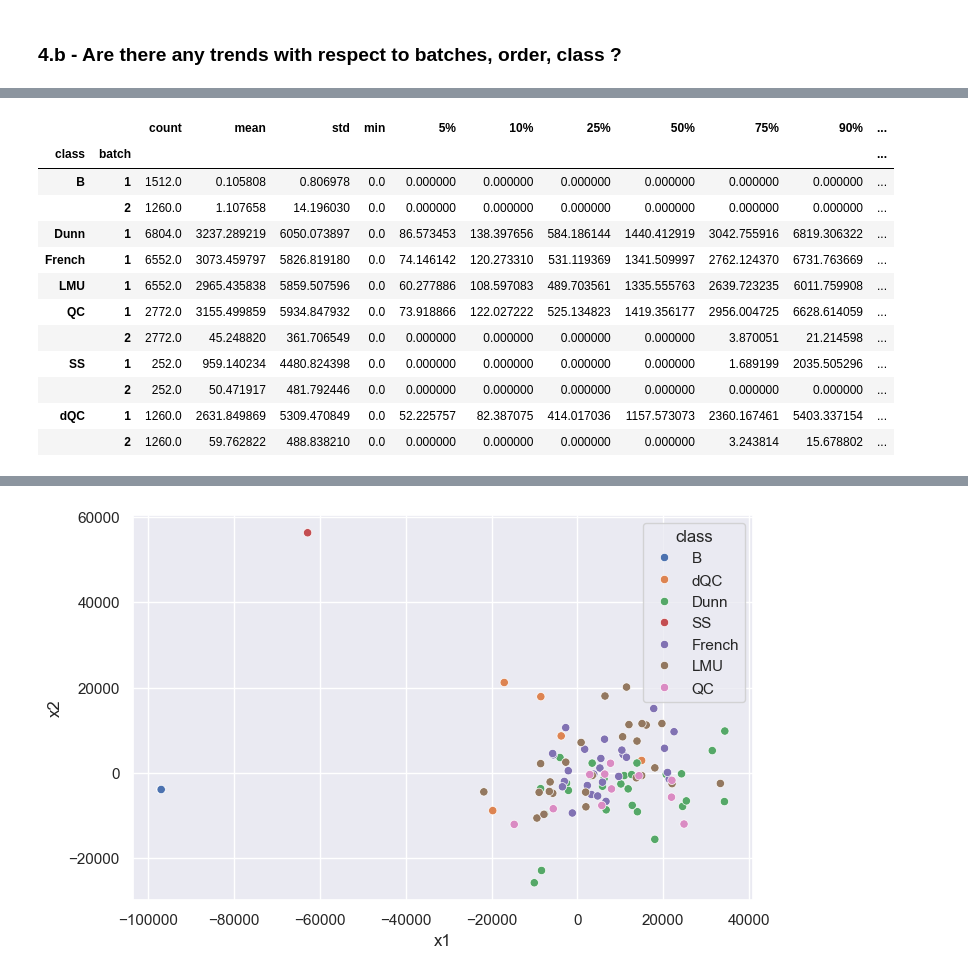
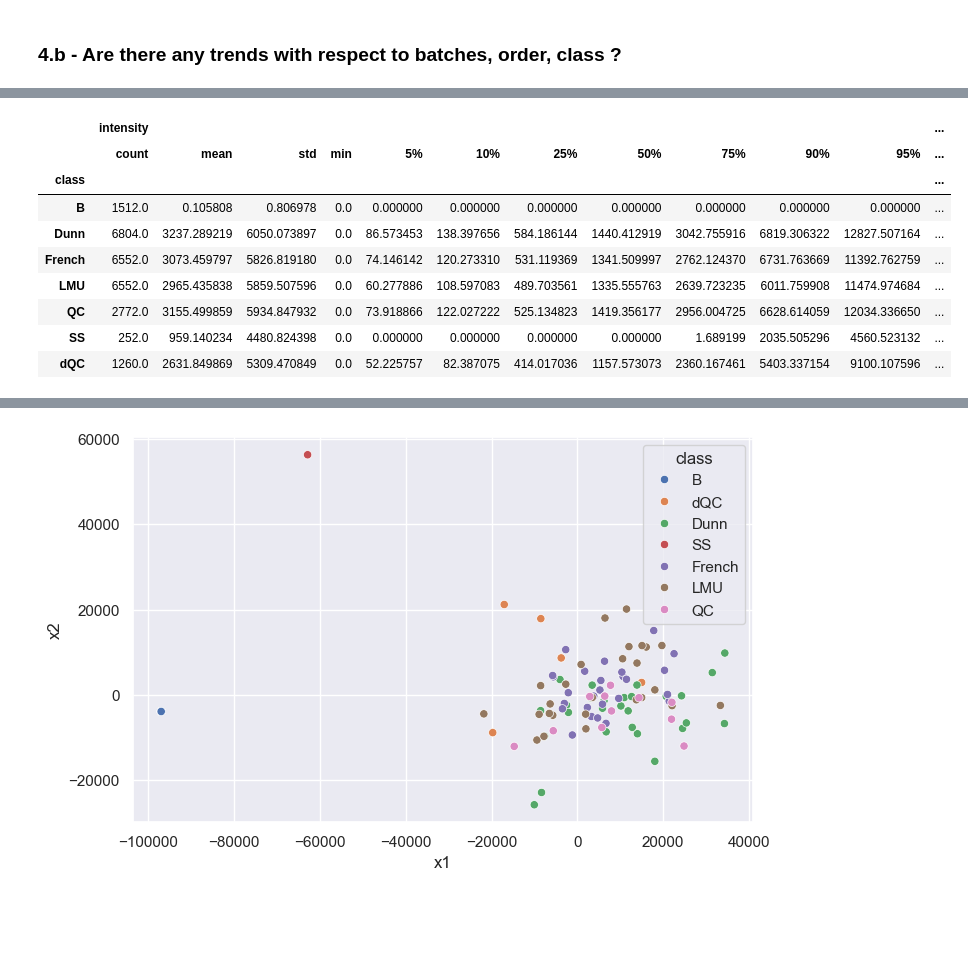
Before and after one commit to PhiCtl/glycan-biomarkers, a Jupyter notebook: src/eda/eda.ipynb, the cells around one changed output, grey strips where cells are left out. Saved outputs shown, nothing was run; the diff lists cells and outputs as text; code cells hidden in the pictures; blank space fills up the shorter version.

```diff
--- a/src/eda/eda.ipynb
+++ b/src/eda/eda.ipynb
@@ -431,16 +418,13 @@ df_data_melt[['class', 'intensity']].groupby('class').describe([.05,.1,.25,.5, .
 # %%
-df_data_melt.groupby(['class', 'batch'])['intensity'].describe([.05,.1,.25,.5, .75, .9, .95])
+df_data_melt[['class', 'intensity']][df_data_melt['batch'] == 1].groupby('class').describe([.05,.1,.25,.5, .75, .9, .95])
 # %% [output]
-|  |  | count | mean | std | min | 5% | 10% | 25% | 50% | 75% | 90% | ... |
-| class | batch |  |  |  |  |  |  |  |  |  |  | ... |
-| B | 1 | 1512.0 | 0.105808 | 0.806978 | 0.0 | 0.000000 | 0.000000 | 0.000000 | 0.000000 | 0.000000 | 0.000000 | ... |
-|  | 2 | 1260.0 | 1.107658 | 14.196030 | 0.0 | 0.000000 | 0.000000 | 0.000000 | 0.000000 | 0.000000 | 0.000000 | ... |
-| Dunn | 1 | 6804.0 | 3237.289219 | 6050.073897 | 0.0 | 86.573453 | 138.397656 | 584.186144 | 1440.412919 | 3042.755916 | 6819.306322 | ... |
-| French | 1 | 6552.0 | 3073.459797 | 5826.819180 | 0.0 | 74.146142 | 120.273310 | 531.119369 | 1341.509997 | 2762.124370 | 6731.763669 | ... |
-| LMU | 1 | 6552.0 | 2965.435838 | 5859.507596 | 0.0 | 60.277886 | 108.597083 | 489.703561 | 1335.555763 | 2639.723235 | 6011.759908 | ... |
-| QC | 1 | 2772.0 | 3155.499859 | 5934.847932 | 0.0 | 73.918866 | 122.027222 | 525.134823 | 1419.356177 | 2956.004725 | 6628.614059 | ... |
-|  | 2 | 2772.0 | 45.248820 | 361.706549 | 0.0 | 0.000000 | 0.000000 | 0.000000 | 0.000000 | 3.870051 | 21.214598 | ... |
-| SS | 1 | 252.0 | 959.140234 | 4480.824398 | 0.0 | 0.000000 | 0.000000 | 0.000000 | 0.000000 | 1.689199 | 2035.505296 | ... |
-|  | 2 | 252.0 | 50.471917 | 481.792446 | 0.0 | 0.000000 | 0.000000 | 0.000000 | 0.000000 | 0.000000 | 0.000000 | ... |
-| dQC | 1 | 1260.0 | 2631.849869 | 5309.470849 | 0.0 | 52.225757 | 82.387075 | 414.017036 | 1157.573073 | 2360.167461 | 5403.337154 | ... |
-|  | 2 | 1260.0 | 59.762822 | 488.838210 | 0.0 | 0.000000 | 0.000000 | 0.000000 | 0.000000 | 3.243814 | 15.678802 | ... |
+|  | intensity |  |  |  |  |  |  |  |  |  |  | ... |
+|  | count | mean | std | min | 5% | 10% | 25% | 50% | 75% | 90% | 95% | ... |
+| class |  |  |  |  |  |  |  |  |  |  |  | ... |
+| B | 1512.0 | 0.105808 | 0.806978 | 0.0 | 0.000000 | 0.000000 | 0.000000 | 0.000000 | 0.000000 | 0.000000 | 0.000000 | ... |
+| Dunn | 6804.0 | 3237.289219 | 6050.073897 | 0.0 | 86.573453 | 138.397656 | 584.186144 | 1440.412919 | 3042.755916 | 6819.306322 | 12827.507164 | ... |
+| French | 6552.0 | 3073.459797 | 5826.819180 | 0.0 | 74.146142 | 120.273310 | 531.119369 | 1341.509997 | 2762.124370 | 6731.763669 | 11392.762759 | ... |
+| LMU | 6552.0 | 2965.435838 | 5859.507596 | 0.0 | 60.277886 | 108.597083 | 489.703561 | 1335.555763 | 2639.723235 | 6011.759908 | 11474.974684 | ... |
+| QC | 2772.0 | 3155.499859 | 5934.847932 | 0.0 | 73.918866 | 122.027222 | 525.134823 | 1419.356177 | 2956.004725 | 6628.614059 | 12034.336650 | ... |
+| SS | 252.0 | 959.140234 | 4480.824398 | 0.0 | 0.000000 | 0.000000 | 0.000000 | 0.000000 | 1.689199 | 2035.505296 | 4560.523132 | ... |
+| dQC | 1260.0 | 2631.849869 | 5309.470849 | 0.0 | 52.225757 | 82.387075 | 414.017036 | 1157.573073 | 2360.167461 | 5403.337154 | 9100.107596 | ... |
```
Also changed, not shown: parts of 56 cells of this notebook.
